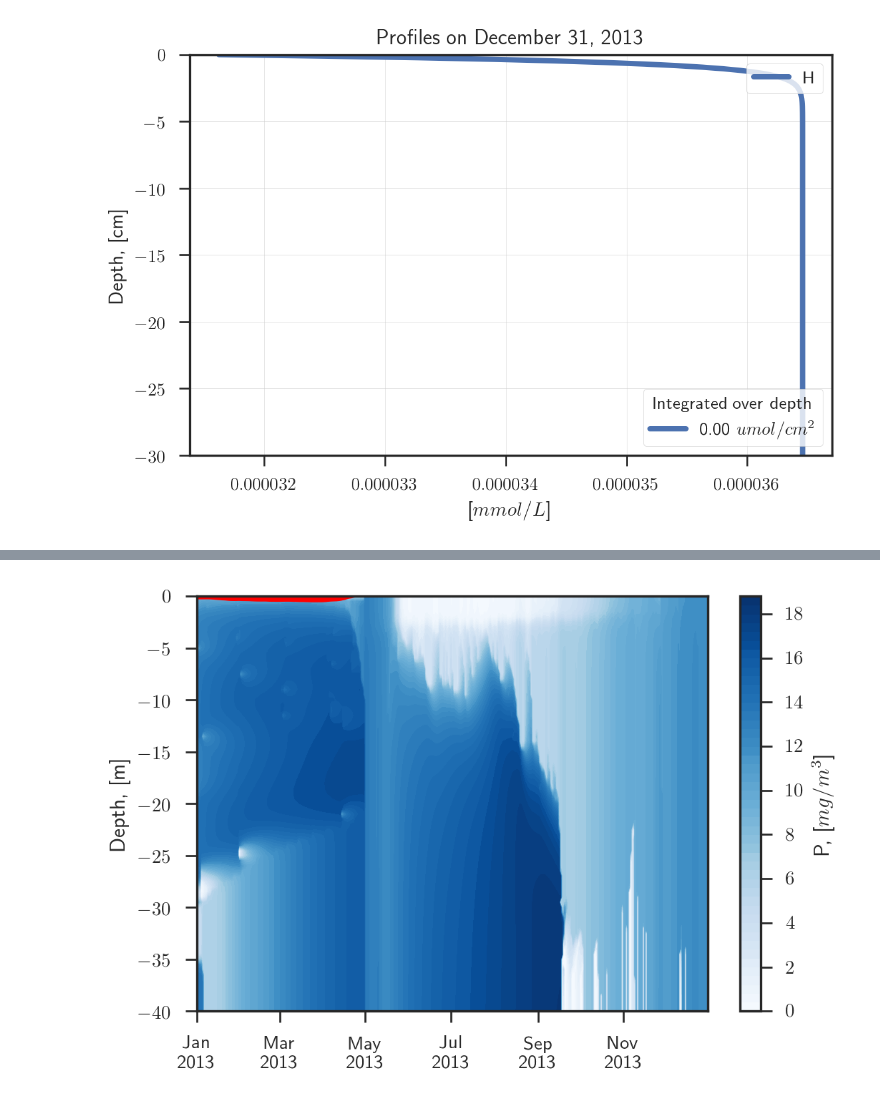
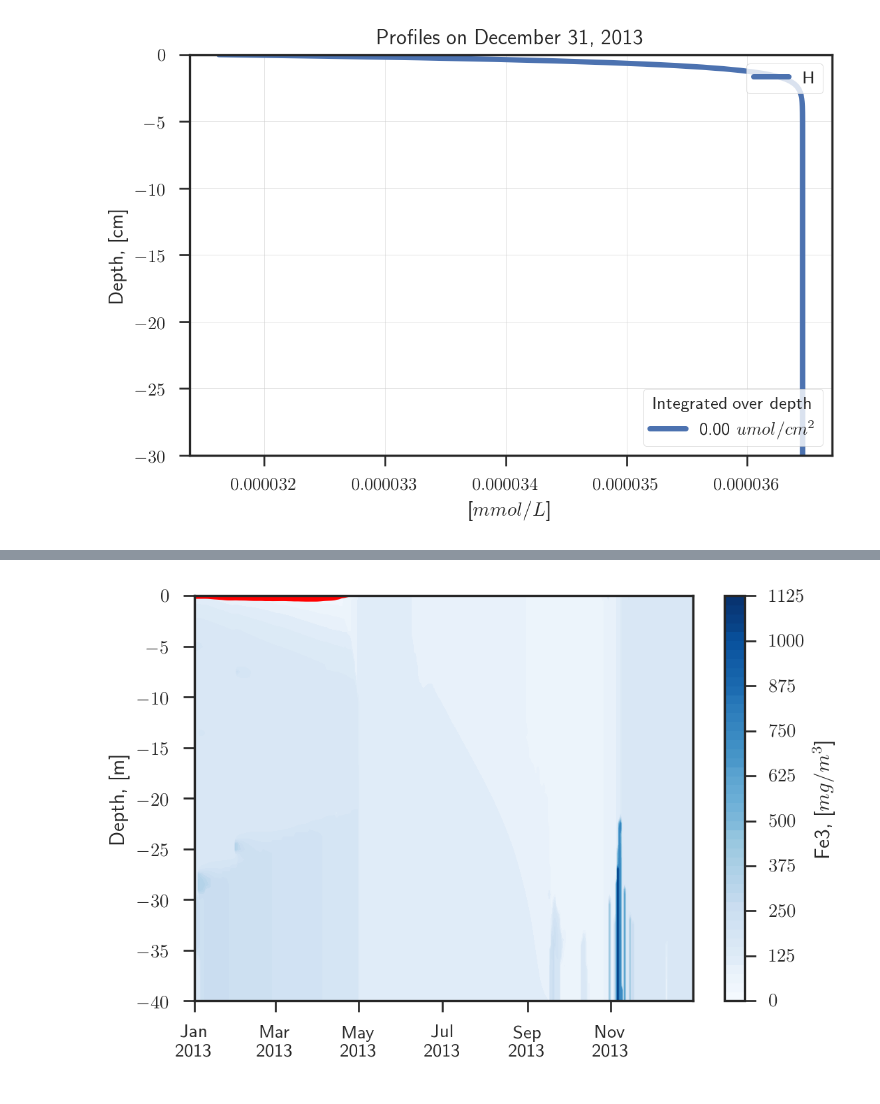
Before and after one commit to biogeochemistry/MyLake_v2_Vansjo, a Jupyter notebook: Postproc_code/plots.ipynb, the cells around one changed output, grey strips where cells are left out. Drawn from its saved outputs; the diff is of its cells as text; code cells hidden in the pictures.

```diff
--- a/Postproc_code/plots.ipynb
+++ b/Postproc_code/plots.ipynb
@@ -188,7 +188,7 @@ plotter.contour_plot('sediment', ['NH4'])
 # %%
-plotter.contour_plot('water-column', ['P'], convert_units=0, years_ago=0)
+plotter.contour_plot('water-column', ['Fe3'], convert_units=0, years_ago=0)
 # %% [output]
-[figure, old version]
+[figure, new version]
 # %%
 plotter.flux('PO4', convert_units=1)
 # %% [output]
```
Also changed, not shown: parts of 44 cells of this notebook, 7 other files.
